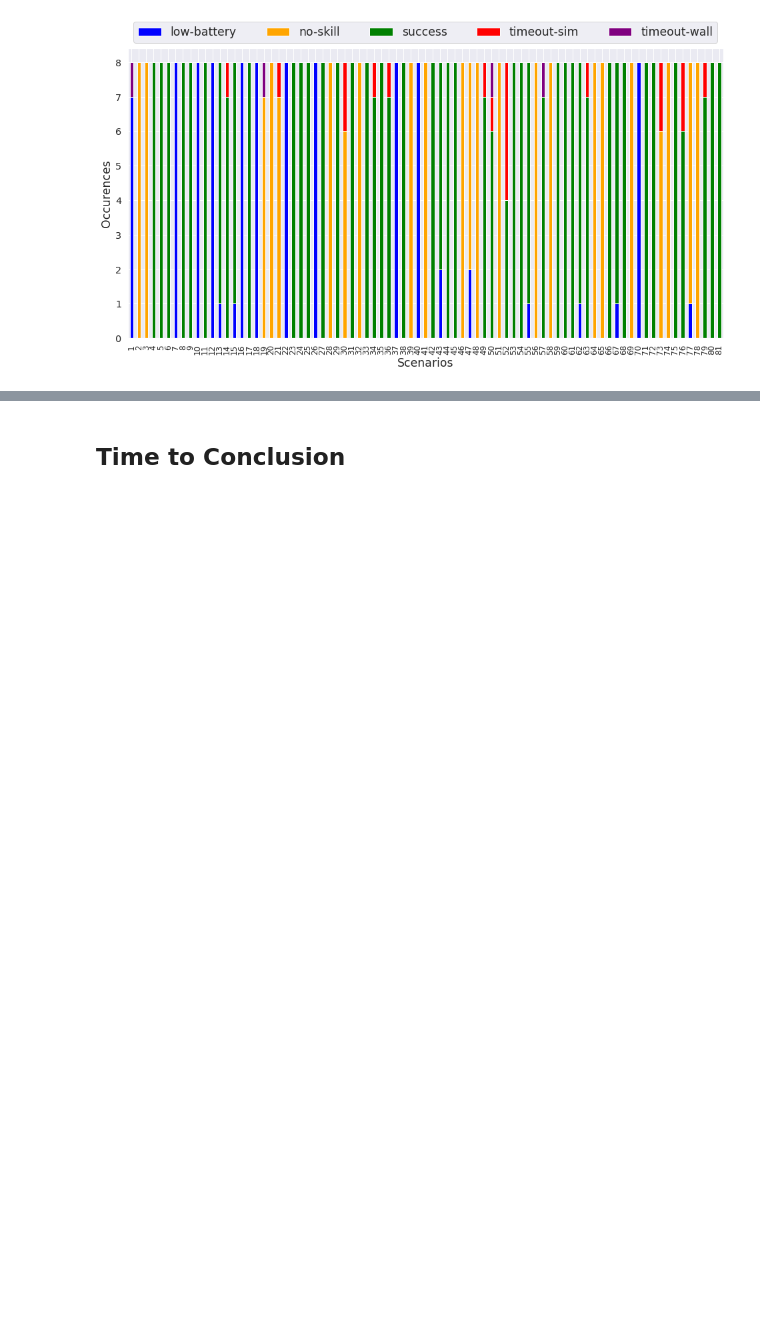
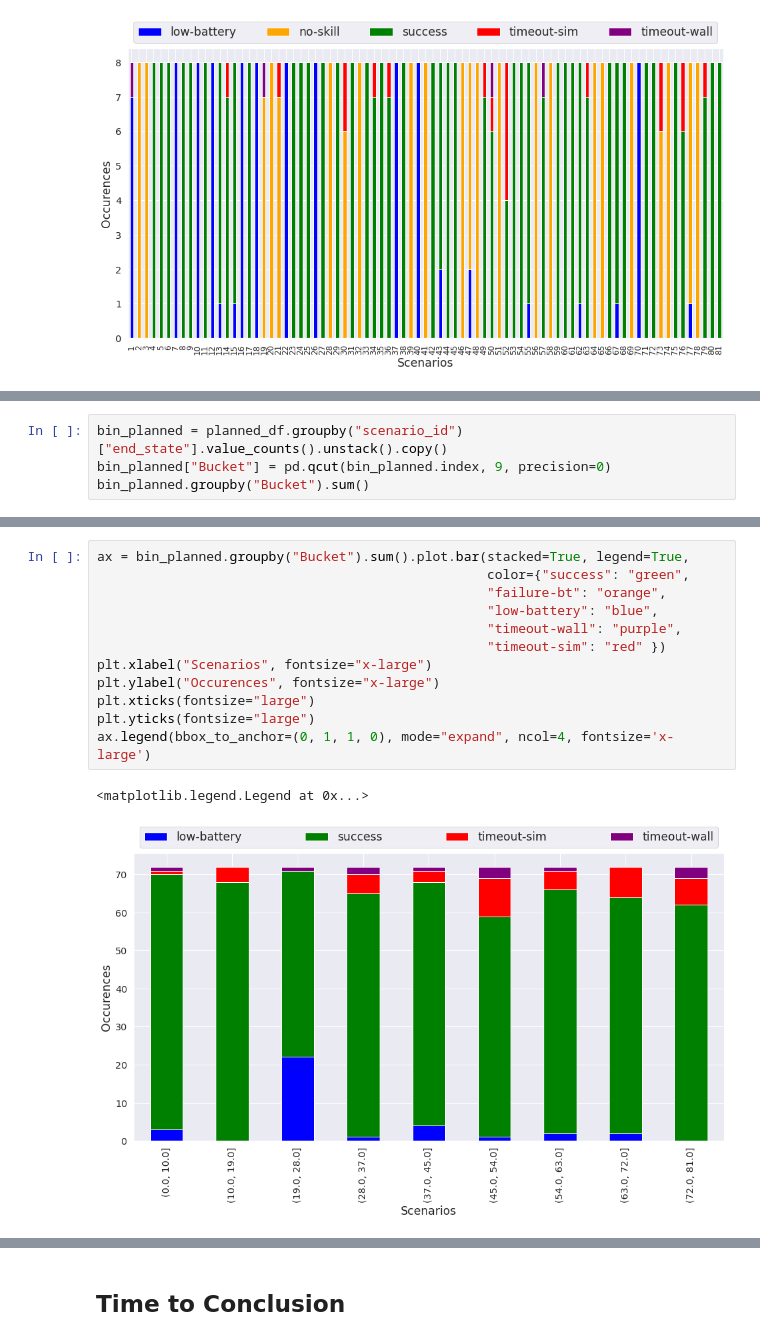
Before and after one commit to VicenteMoraes/hmrs_analysis, a Jupyter notebook: notebooks/Analysis.ipynb, the cells around one changed output, grey strips where cells are left out. Saved outputs shown, nothing was run; the diff lists cells and outputs as text; blank space fills up the shorter version.

Commit message:
Grouped entries in buckets

```diff
--- a/notebooks/Analysis.ipynb
+++ b/notebooks/Analysis.ipynb
@@ -388,0 +391,4 @@ ax.legend(bbox_to_anchor=(0, 1, 1, 0), mode="expand", ncol=5, fontsize='x-large'
+# %%
+bin_planned = planned_df.groupby("scenario_id")["end_state"].value_counts().unstack().copy()
+bin_planned["Bucket"] = pd.qcut(bin_planned.index, 9, precision=0)
+bin_planned.groupby("Bucket").sum()
@@ -388,0 +407,15 @@ ax.legend(bbox_to_anchor=(0, 1, 1, 0), mode="expand", ncol=5, fontsize='x-large'
+# %%
+ax = bin_planned.groupby("Bucket").sum().plot.bar(stacked=True, legend=True,
+                                                  color={"success": "green",
+                                                  "failure-bt": "orange",
+                                                  "low-battery": "blue",
+                                                  "timeout-wall": "purple",
+                                                  "timeout-sim": "red" })
+plt.xlabel("Scenarios", fontsize="x-large")
+plt.ylabel("Occurences", fontsize="x-large")
+plt.xticks(fontsize="large")
+plt.yticks(fontsize="large")
+ax.legend(bbox_to_anchor=(0, 1, 1, 0), mode="expand", ncol=4, fontsize='x-large')
+# %% [output]
+<matplotlib.legend.Legend at 0x...>
+[figure, added]
```
Also changed, not shown: parts of 4 cells of this notebook.
